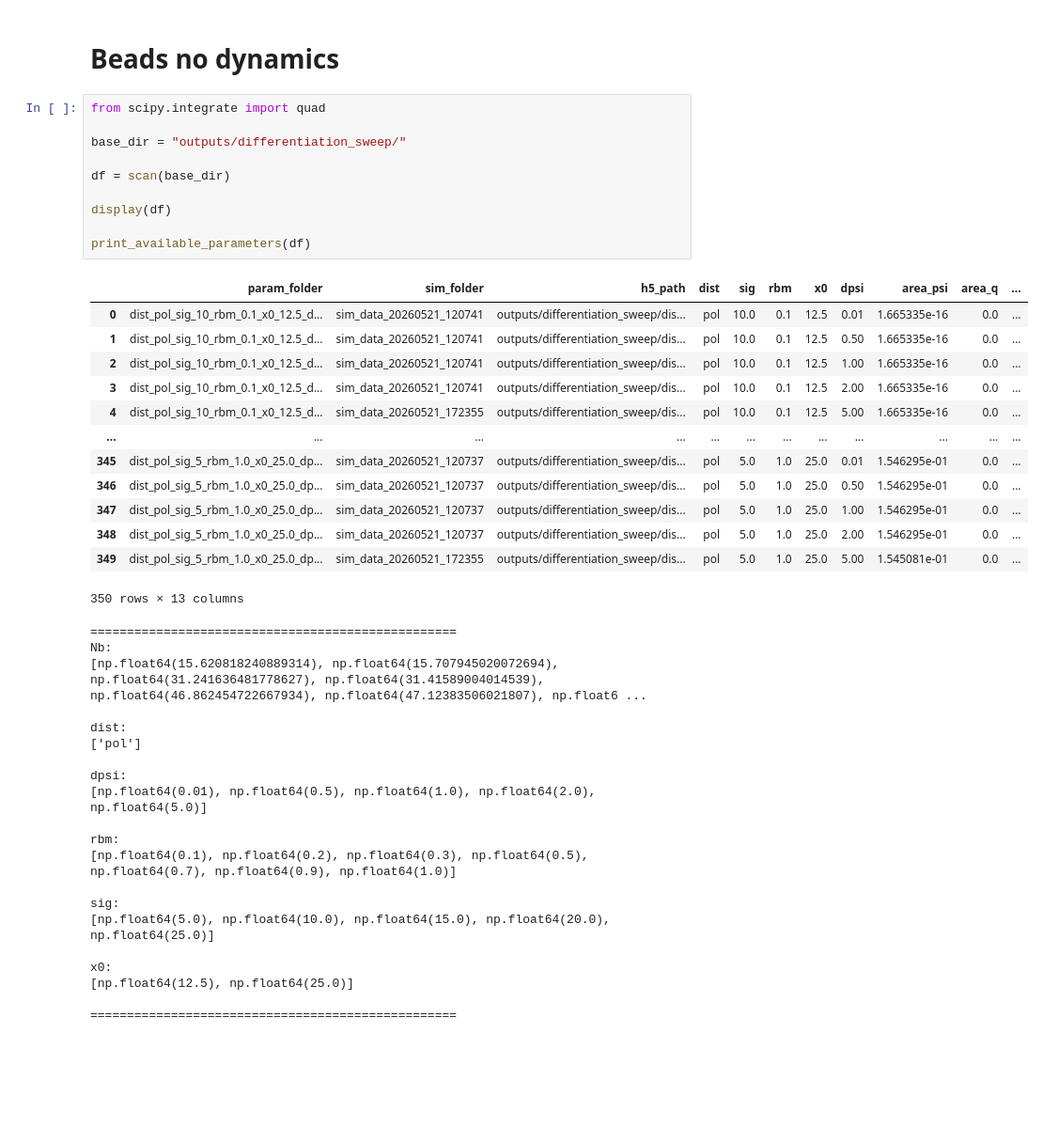
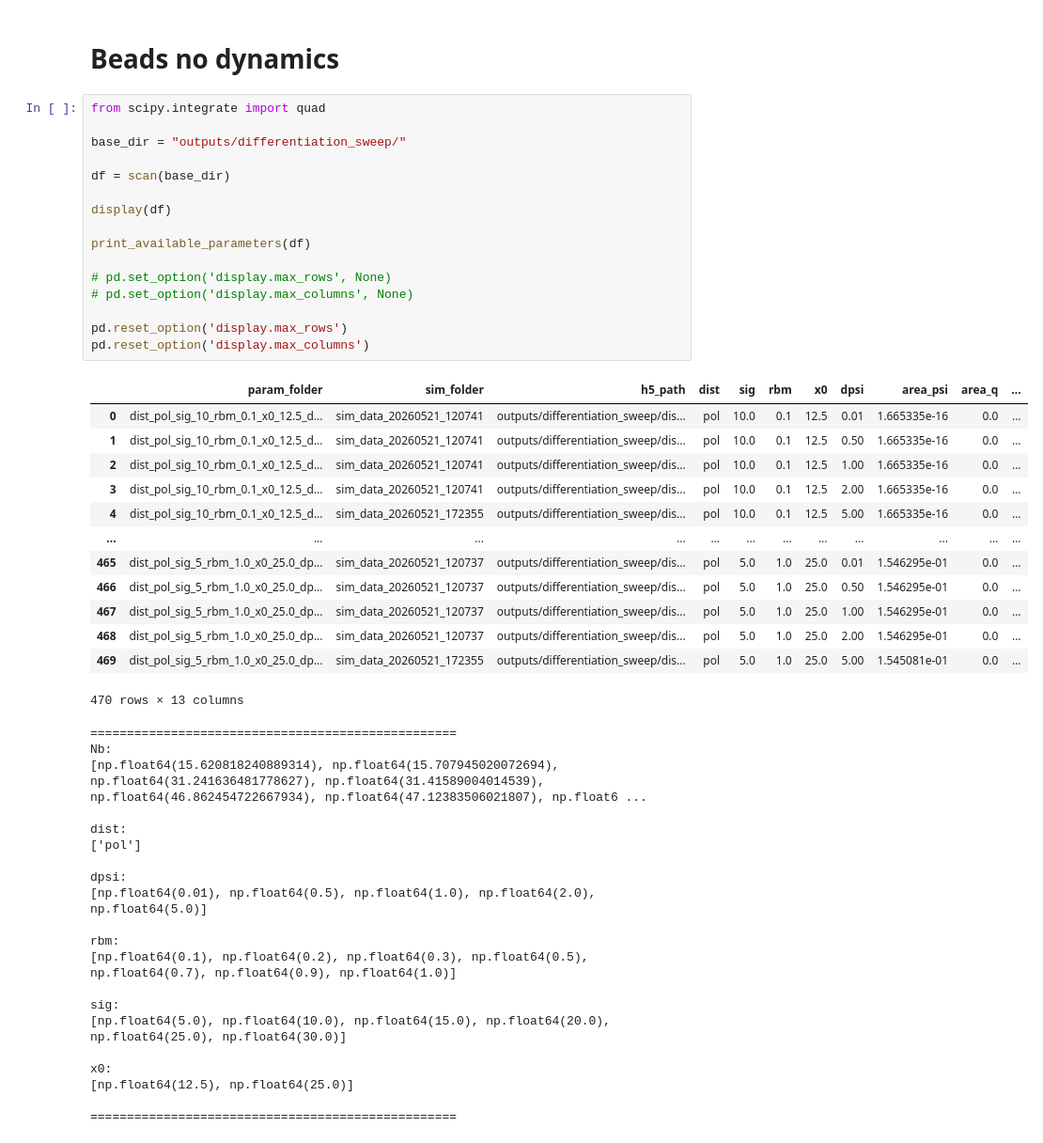
Before and after one commit to pvblop/Memory-Phase-Field-Models, a Jupyter notebook: equation_solver_gauss_dist/analysis_sweep.ipynb, the cells around one changed output. Shown at 94% size. Drawn from its saved outputs; the diff is of its cells as text; blank space fills up the shorter version.

```diff
--- a/equation_solver_gauss_dist/analysis_sweep.ipynb
+++ b/equation_solver_gauss_dist/analysis_sweep.ipynb
@@ -242,27 +258,33 @@ def plot_binary_phase_scatter(df, x, y, fixed=None, ax=None):
 # %%
 from scipy.integrate import quad
 
 base_dir = "outputs/differentiation_sweep/"
 
 df = scan(base_dir)
 
 display(df)
 
 print_available_parameters(df)
+
+# pd.set_option('display.max_rows', None)
+# pd.set_option('display.max_columns', None)
+
+pd.reset_option('display.max_rows')
+pd.reset_option('display.max_columns')
 # %% [output]
 |  | param_folder | sim_folder | h5_path | dist | sig | rbm | x0 | dpsi | area_psi | area_q | ... |
 | 0 | dist_pol_sig_10_rbm_0.1_x0_12.5_d... | sim_data_20260521_120741 | outputs/differentiation_sweep/dis... | pol | 10.0 | 0.1 | 12.5 | 0.01 | 1.665335e-16 | 0.0 | ... |
 | 1 | dist_pol_sig_10_rbm_0.1_x0_12.5_d... | sim_data_20260521_120741 | outputs/differentiation_sweep/dis... | pol | 10.0 | 0.1 | 12.5 | 0.50 | 1.665335e-16 | 0.0 | ... |
 | 2 | dist_pol_sig_10_rbm_0.1_x0_12.5_d... | sim_data_20260521_120741 | outputs/differentiation_sweep/dis... | pol | 10.0 | 0.1 | 12.5 | 1.00 | 1.665335e-16 | 0.0 | ... |
 | 3 | dist_pol_sig_10_rbm_0.1_x0_12.5_d... | sim_data_20260521_120741 | outputs/differentiation_sweep/dis... | pol | 10.0 | 0.1 | 12.5 | 2.00 | 1.665335e-16 | 0.0 | ... |
 | 4 | dist_pol_sig_10_rbm_0.1_x0_12.5_d... | sim_data_20260521_172355 | outputs/differentiation_sweep/dis... | pol | 10.0 | 0.1 | 12.5 | 5.00 | 1.665335e-16 | 0.0 | ... |
 | ... | ... | ... | ... | ... | ... | ... | ... | ... | ... | ... | ... |
-| 345 | dist_pol_sig_5_rbm_1.0_x0_25.0_dp... | sim_data_20260521_120737 | outputs/differentiation_sweep/dis... | pol | 5.0 | 1.0 | 25.0 | 0.01 | 1.546295e-01 | 0.0 | ... |
-| 346 | dist_pol_sig_5_rbm_1.0_x0_25.0_dp... | sim_data_20260521_120737 | outputs/differentiation_sweep/dis... | pol | 5.0 | 1.0 | 25.0 | 0.50 | 1.546295e-01 | 0.0 | ... |
-| 347 | dist_pol_sig_5_rbm_1.0_x0_25.0_dp... | sim_data_20260521_120737 | outputs/differentiation_sweep/dis... | pol | 5.0 | 1.0 | 25.0 | 1.00 | 1.546295e-01 | 0.0 | ... |
-| 348 | dist_pol_sig_5_rbm_1.0_x0_25.0_dp... | sim_data_20260521_120737 | outputs/differentiation_sweep/dis... | pol | 5.0 | 1.0 | 25.0 | 2.00 | 1.546295e-01 | 0.0 | ... |
-| 349 | dist_pol_sig_5_rbm_1.0_x0_25.0_dp... | sim_data_20260521_172355 | outputs/differentiation_sweep/dis... | pol | 5.0 | 1.0 | 25.0 | 5.00 | 1.545081e-01 | 0.0 | ... |
+| 465 | dist_pol_sig_5_rbm_1.0_x0_25.0_dp... | sim_data_20260521_120737 | outputs/differentiation_sweep/dis... | pol | 5.0 | 1.0 | 25.0 | 0.01 | 1.546295e-01 | 0.0 | ... |
+| 466 | dist_pol_sig_5_rbm_1.0_x0_25.0_dp... | sim_data_20260521_120737 | outputs/differentiation_sweep/dis... | pol | 5.0 | 1.0 | 25.0 | 0.50 | 1.546295e-01 | 0.0 | ... |
+| 467 | dist_pol_sig_5_rbm_1.0_x0_25.0_dp... | sim_data_20260521_120737 | outputs/differentiation_sweep/dis... | pol | 5.0 | 1.0 | 25.0 | 1.00 | 1.546295e-01 | 0.0 | ... |
+| 468 | dist_pol_sig_5_rbm_1.0_x0_25.0_dp... | sim_data_20260521_120737 | outputs/differentiation_sweep/dis... | pol | 5.0 | 1.0 | 25.0 | 2.00 | 1.546295e-01 | 0.0 | ... |
+| 469 | dist_pol_sig_5_rbm_1.0_x0_25.0_dp... | sim_data_20260521_172355 | outputs/differentiation_sweep/dis... | pol | 5.0 | 1.0 | 25.0 | 5.00 | 1.545081e-01 | 0.0 | ... |
-350 rows × 13 columns
+470 rows × 13 columns
 ==================================================
 Nb:
 [np.float64(15.620818240889314), np.float64(15.707945020072694), np.float64(31.241636481778627), np.float64(31.41589004014539), np.float64(46.862454722667934), np.float64(47.12383506021807), np.float6 ...
@@ -277,7 +299,7 @@ rbm:
 [np.float64(0.1), np.float64(0.2), np.float64(0.3), np.float64(0.5), np.float64(0.7), np.float64(0.9), np.float64(1.0)]
 
 sig:
-[np.float64(5.0), np.float64(10.0), np.float64(15.0), np.float64(20.0), np.float64(25.0)]
+[np.float64(5.0), np.float64(10.0), np.float64(15.0), np.float64(20.0), np.float64(25.0), np.float64(30.0)]
 
 x0:
 [np.float64(12.5), np.float64(25.0)]
```
Also changed, not shown: parts of 2 cells of this notebook, 2 other files.
